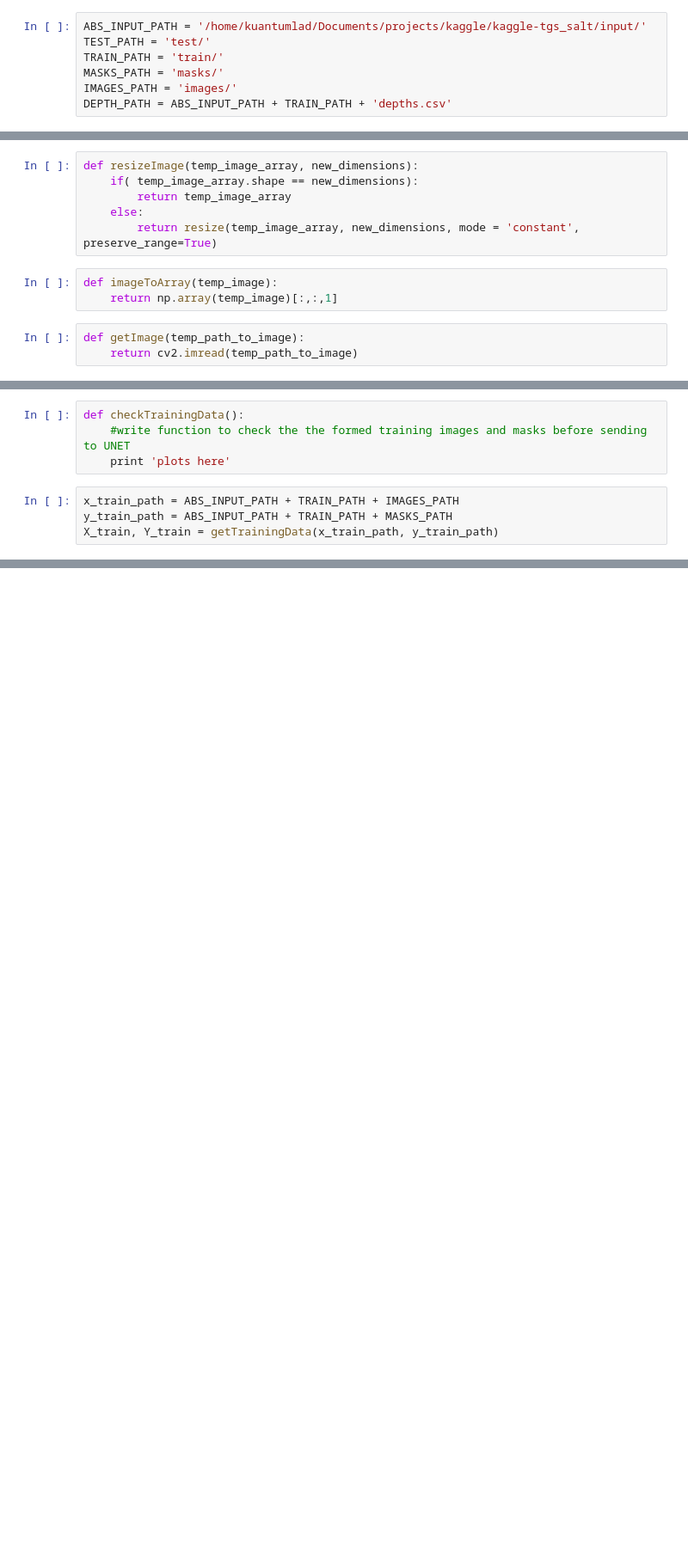
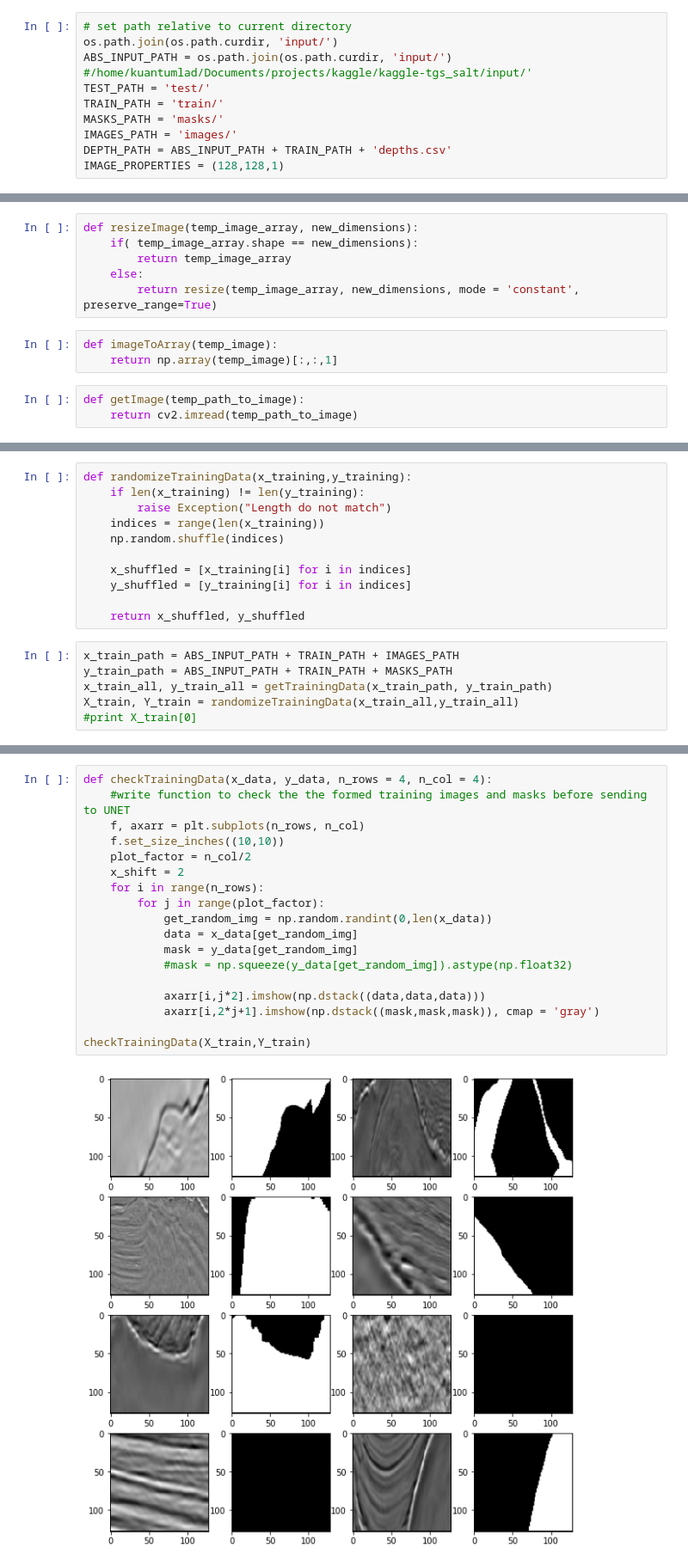
Before and after one commit to kuantumlad/kaggle-tgs_salt, a Jupyter notebook: kaggle-tgs_salt.ipynb, the cells around one changed output, grey strips where cells are left out. Shown at 86% size. Drawn from its saved outputs; the diff is of its cells as text; blank space fills up the shorter version.

```diff
--- a/kaggle-tgs_salt.ipynb
+++ b/kaggle-tgs_salt.ipynb
@@ -13,10 +38,13 @@ from skimage.transform import resize
 # %%
-ABS_INPUT_PATH = '/home/kuantumlad/Documents/projects/kaggle/kaggle-tgs_salt/input/'
+# set path relative to current directory
+os.path.join(os.path.curdir, 'input/')
+ABS_INPUT_PATH = os.path.join(os.path.curdir, 'input/') #/home/kuantumlad/Documents/projects/kaggle/kaggle-tgs_salt/input/'
 TEST_PATH = 'test/'
 TRAIN_PATH = 'train/'
 MASKS_PATH = 'masks/'
 IMAGES_PATH = 'images/'
 DEPTH_PATH = ABS_INPUT_PATH + TRAIN_PATH + 'depths.csv'
+IMAGE_PROPERTIES = (128,128,1)
 # %%
 def getTrainImageNames():
     path_to_train =  ABS_INPUT_PATH + TRAIN_PATH + IMAGES_PATH
@@ -58,12 +90,21 @@ def getTrainingData(x_train_path, y_train_path, img_type = '.png', RESIZE = (128
         Y_train[i] = resizeImage(imageToArray(getImage(y_train_path+x)),RESIZE)
     print '>> DONE '
     return X_train, Y_train
-# %%
-def checkTrainingData():
-    #write function to check the the formed training images and masks before sending to UNET
-    print 'plots here'
+# %%
+def randomizeTrainingData(x_training,y_training):
+    if len(x_training) != len(y_training):
+        raise Exception("Length do not match")
+    indices = range(len(x_training))
+    np.random.shuffle(indices)
+
+    x_shuffled = [x_training[i] for i in indices]
+    y_shuffled = [y_training[i] for i in indices]
+
+    return x_shuffled, y_shuffled
 # %%
 x_train_path = ABS_INPUT_PATH + TRAIN_PATH + IMAGES_PATH
 y_train_path = ABS_INPUT_PATH + TRAIN_PATH + MASKS_PATH
-X_train, Y_train = getTrainingData(x_train_path, y_train_path)
+x_train_all, y_train_all = getTrainingData(x_train_path, y_train_path)
+X_train, Y_train = randomizeTrainingData(x_train_all,y_train_all)
+#print X_train[0]
 # %% [output]
@@ -71,0 +128,20 @@ Splitting training data into numpy array for iamges and masks
+# %%
+def checkTrainingData(x_data, y_data, n_rows = 4, n_col = 4):
+    #write function to check the the formed training images and masks before sending to UNET
+    f, axarr = plt.subplots(n_rows, n_col)
+    f.set_size_inches((10,10))
+    plot_factor = n_col/2
+    x_shift = 2
+    for i in range(n_rows):
+        for j in range(plot_factor):
+            get_random_img = np.random.randint(0,len(x_data))
+            data = x_data[get_random_img]
+            mask = y_data[get_random_img]
+            #mask = np.squeeze(y_data[get_random_img]).astype(np.float32)
+
+            axarr[i,j*2].imshow(np.dstack((data,data,data)))
+            axarr[i,2*j+1].imshow(np.dstack((mask,mask,mask)), cmap = 'gray')
+
+checkTrainingData(X_train,Y_train)
+# %% [output]
+[figure, added]
```
Also changed, not shown: parts of 14 cells of this notebook, 2 other files.
